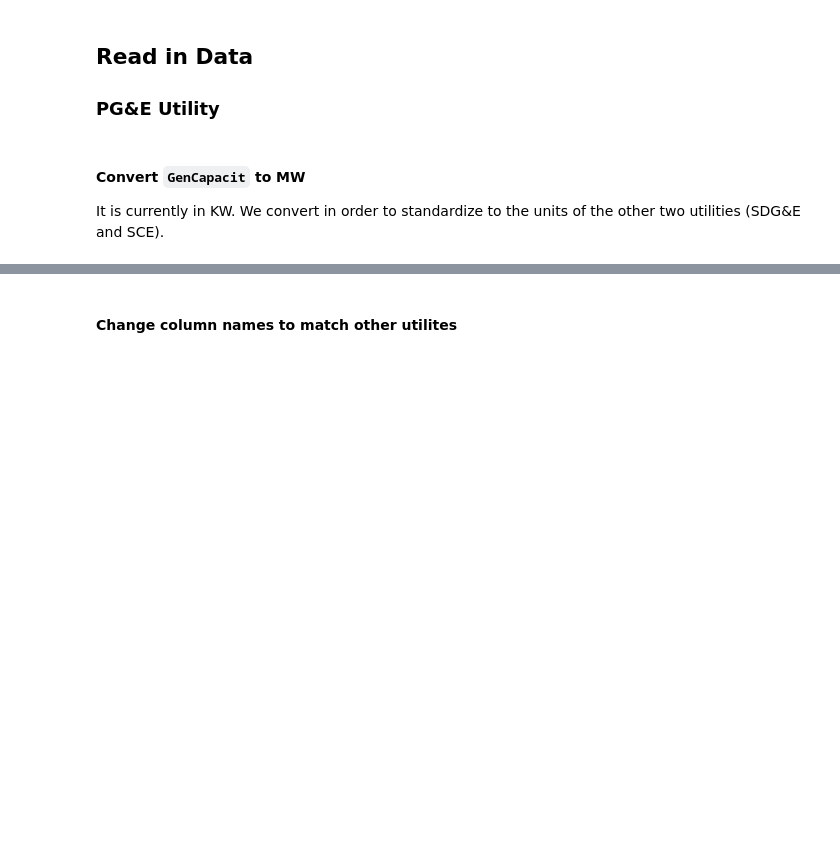
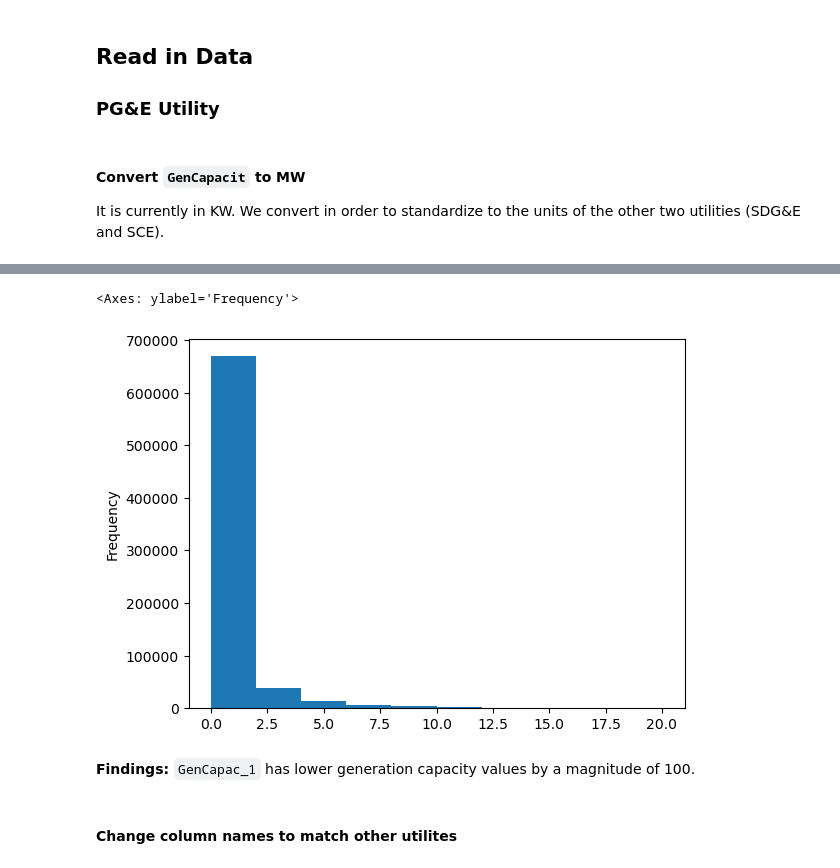
Before and after one commit to sofiiir/hosting-capacity-calculation, a Jupyter notebook: pge-hosting-capacity-.ipynb, the cells around one changed output, grey strips where cells are left out. Saved outputs shown, nothing was run; the diff lists cells and outputs as text; code cells hidden in the pictures; blank space fills up the shorter version.

```diff
--- a/pge-hosting-capacity-.ipynb
+++ b/pge-hosting-capacity-.ipynb
@@ -34,3 +72,10 @@ pge_circuits['GenCapacit'] = pge_circuits['GenCapacit'] / 1000
+# %%
+pge_circuits['GenCapac_1'].plot(kind = "hist")
+# %% [output]
+<Axes: ylabel='Frequency'>
+[figure, added]
+# %% [markdown]
+**Findings:** `GenCapac_1` has lower generation capacity values by a magnitude of 100.
 # %% [markdown]
 #### Change column names to match other utilites
 # %%
```
Also changed, not shown: parts of 23 cells of this notebook.
